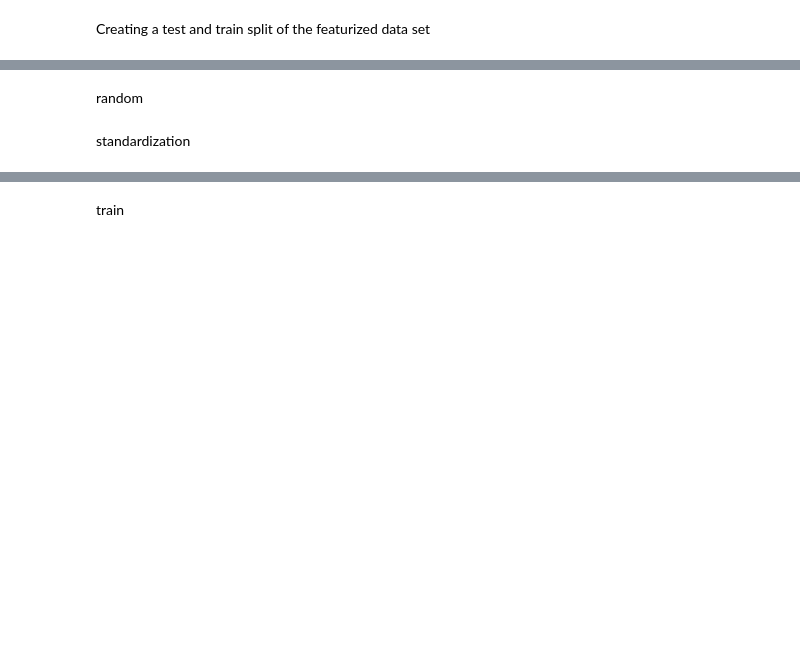
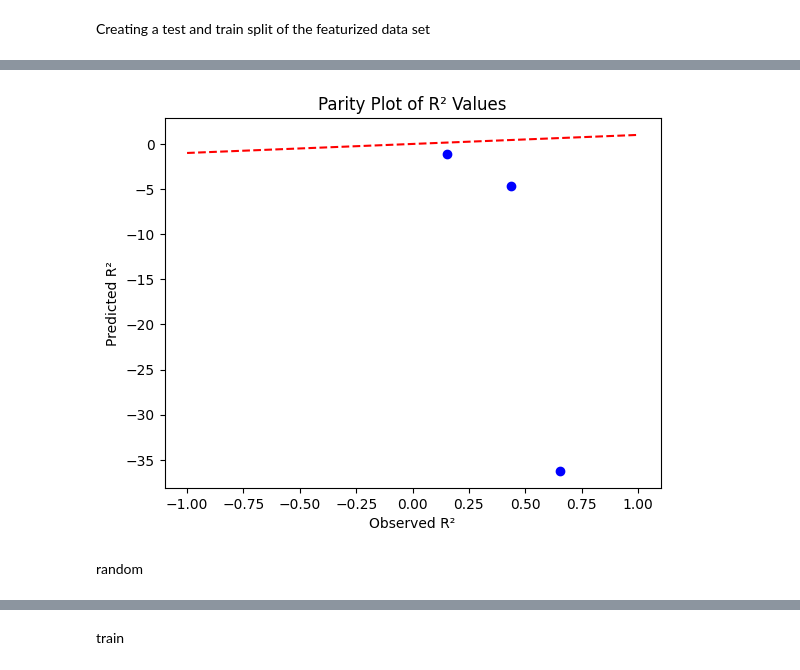
Before and after one commit to davesanchez96/MSE403, a Jupyter notebook: Assignment_4.ipynb, the cells around one changed output, grey strips where cells are left out. Cells and saved outputs as stored; diff of their text form; code cells hidden in the pictures; blank space fills up the shorter version.

```diff
--- a/Assignment_4.ipynb
+++ b/Assignment_4.ipynb
@@ -318,0 +247,31 @@ for i, score in enumerate(scores):
+# %%
+from sklearn.linear_model import LinearRegression
+from sklearn.metrics import r2_score,mean_squared_error
+from sklearn.preprocessing import StandardScaler
+
+#intiate model
+model=LinearRegression()
+scaler=StandardScaler(with_mean=True,with_std=True)
+column_labels = quaternary_data.columns.tolist()
+quaternary_data_scaled = scaler.fit_transform(quaternary_data)
+quaternary_data_scaled = pd.DataFrame(quaternary_data_scaled,columns=column_labels)
+target_values = pd.DataFrame(quaternary_data_scaled.pop('MaxFWHM'),columns=['MaxFWHM'])
+results = {}
+
+
+#loco cv loop for each ternary
+for element in elements:
+    #fit model
+    model.fit(quaternary_data_scaled[~id_acta[element]],target_values[~id_acta[element]])
+
+    # Predict the target variable for the test set
+    y_pred = model.predict(quaternary_data_scaled[id_acta[element]])
+    y_observed=model.predict(quaternary_data_scaled[~id_acta[element]])
+    # Evaluate the model performance (you can choose other metrics)
+    r_squared_pred = r2_score(target_values[id_acta[element]],y_pred)
+    r_squared_observed = r2_score(target_values[~id_acta[element]],y_observed)
+    mse = mean_squared_error(target_values[id_acta[element]], y_pred)
+    print(f'the predicted r2 value of sans {element} : {r_squared_pred}')
+    print(f'the observed r2 value of sans {element} : {r_squared_observed}')
+    print(f'the mse value of sans {element} : {mse}')
+    results[element] =(r_squared_pred,r_squared_observed,mse)
@@ -319,4 +288,18 @@ for i, score in enumerate(scores):
+# %%
+import numpy as np
+import matplotlib.pyplot as plt
+from sklearn.model_selection import cross_val_score
+from sklearn.linear_model import LinearRegression
+
+# Parity plot
+plt.scatter([x[1] for x in list(results.values())],[y[0] for y in list(results.values())], color='blue')
+plt.plot([-1,1], [-1,1], linestyle='--', color='red')
+#plt.plot([min(r2_obeserved), max(r2_obeserved)], [min(r2_obeserved), max(r2_obeserved)], linestyle='--', color='red')
+plt.xlabel('Observed R²')
+plt.ylabel('Predicted R²')
+plt.title('Parity Plot of R² Values')
+plt.show()
+# %% [output]
+[figure, added]
 # %% [markdown]
 random
-# %% [markdown]
-standardization
```
Also changed, not shown: parts of 41 cells of this notebook.
